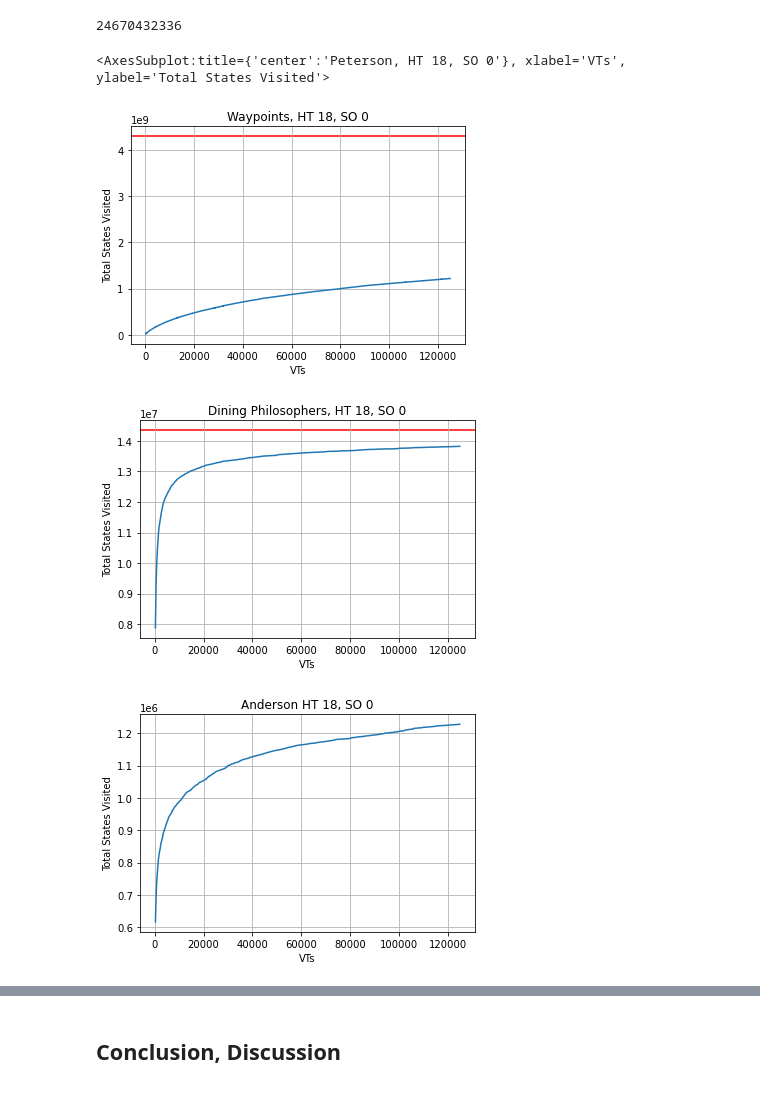
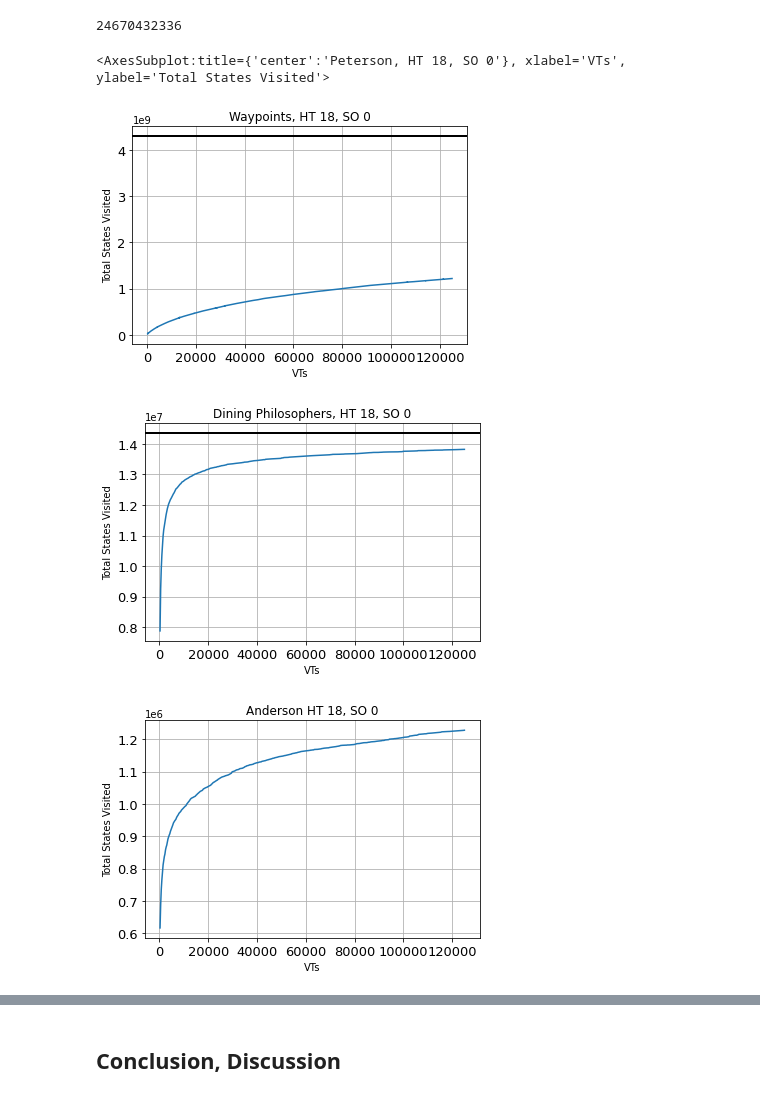
Before and after one commit to barnslig/bachelor-thesis, a Jupyter notebook: evaluation/EXP-12-model-comparison.ipynb, the cells around one changed output, grey strips where cells are left out. Drawn from its saved outputs; the diff is of its cells as text; code cells hidden in the pictures.

```diff
--- a/evaluation/EXP-12-model-comparison.ipynb
+++ b/evaluation/EXP-12-model-comparison.ipynb
@@ -109,21 +109,21 @@ display(e4["total_visited"].sum())
 24670432336
 # %%
 def plot(data, title, output_filename):
-    pp = data.plot(x="vts", xlabel="VTs", y="visited", ylabel="Total States Visited", grid=True, legend=False, title=title)
+    pp = data.plot(x="vts", xlabel="VTs", y="visited", ylabel="Total States Visited", grid=True, legend=False, title=title, fontsize=13)
     pp.get_figure().savefig(output_filename)
     return pp
 
 pp = plot(e1, "Waypoints, HT 18, SO 0",  "output-assets/EXP-12-model-comparison-1.pdf")
-pp.axhline(y=2**32, color="red", zorder=0)
+pp.axhline(y=2**32, color="black", linewidth=2)
 
 pp = plot(e2, "Dining Philosophers, HT 18, SO 0", "output-assets/EXP-12-model-comparison-2.pdf")
-pp.axhline(y=3**15-1, color="red", zorder=0)
+pp.axhline(y=3**15-1, color="black", linewidth=2)
 
 plot(e3, "Anderson HT 18, SO 0", "output-assets/EXP-12-model-comparison-3.pdf")
 
 plot(e4, "Peterson, HT 18, SO 0", "output-assets/EXP-12-model-comparison-4.pdf")
 # %% [output]
 <AxesSubplot:title={'center':'Peterson, HT 18, SO 0'}, xlabel='VTs', ylabel='Total States Visited'>
-[figure, old version]
+[figure, new version]
-[figure, old version]
+[figure, new version]
-[figure, old version]
+[figure, new version]
```
Also changed, not shown: parts of 1 cell of this notebook, 28 other files.
